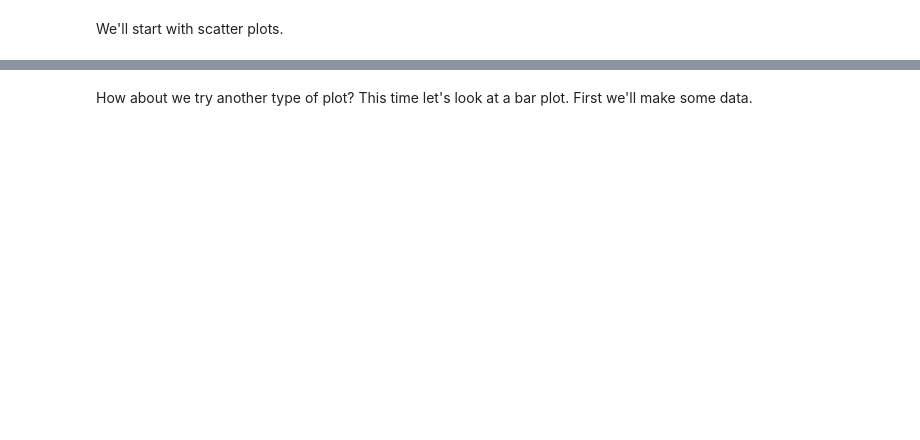
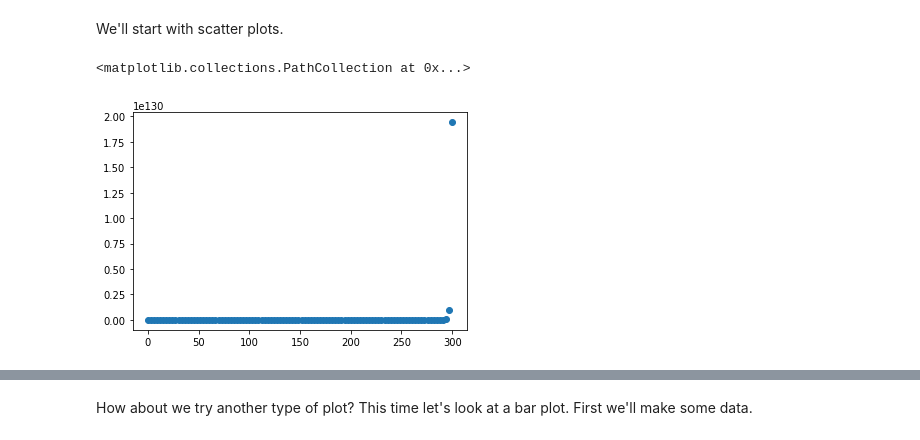
Before and after one commit to elimarmacena/ml-ds-zero2master, a Jupyter notebook: data_project/matplotlib-exercises.ipynb, the cells around one changed output, grey strips where cells are left out. Saved outputs shown, nothing was run; the diff lists cells and outputs as text; code cells hidden in the pictures; blank space fills up the shorter version.

```diff
--- a/data_project/matplotlib-exercises.ipynb
+++ b/data_project/matplotlib-exercises.ipynb
@@ -81,2 +86,4 @@ To help us, we'll import NumPy.
 # %%
 # Create an array of 100 evenly spaced numbers between 0 and 100 using NumPy and save it to variable X
+x = np.linspace(0, 300, 100)
+x
@@ -86,5 +111,10 @@ To help us, we'll import NumPy.
 We'll start with scatter plots.
 # %%
 # Create a scatter plot of X versus the exponential of X (np.exp(X))
+fig,axs = plt.subplots()
+axs.scatter(x,np.exp(x))
+# %% [output]
+<matplotlib.collections.PathCollection at 0x...>
+[figure, added]
 # %%
 # Create a scatter plot of X versus np.sin(X)
```
Also changed, not shown: parts of 34 cells of this notebook, 2 other files.
